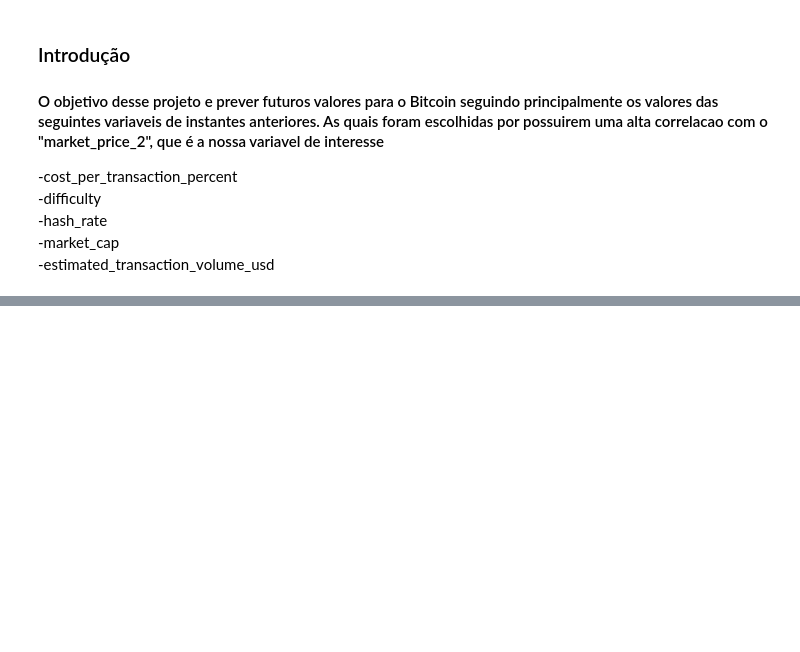
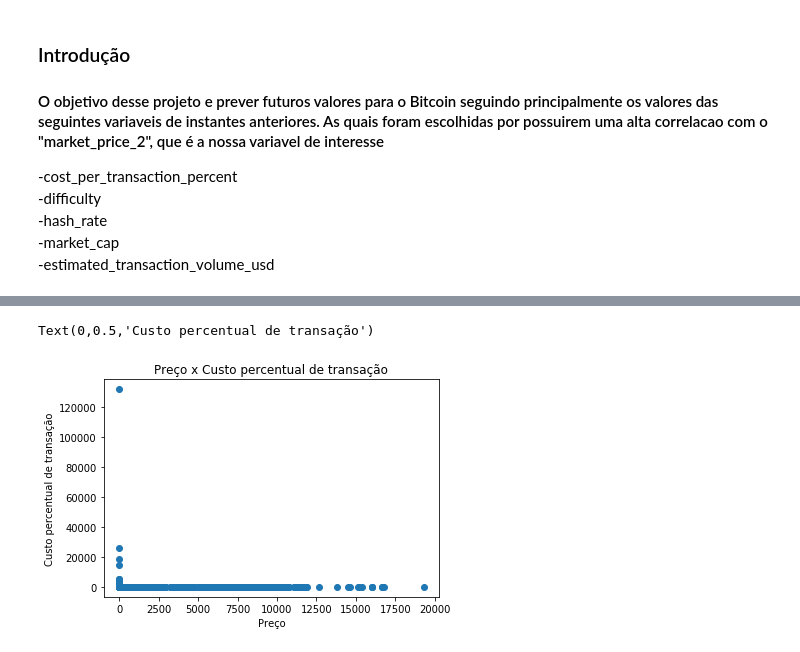
Before and after one commit to hthome1/Projeto_3_bitcoin, a Jupyter notebook: entrega_parcial.ipynb, the cells around one changed output, grey strips where cells are left out. Cells and saved outputs as stored; diff of their text form; code cells hidden in the pictures; blank space fills up the shorter version.

Commit message:
scatter

```diff
--- a/entrega_parcial.ipynb
+++ b/entrega_parcial.ipynb
@@ -63,0 +81,8 @@ correlation_heatmap(dfs, 'Correlação das variávies')
+# %%
+plt.scatter(dfs["market_price_2"],dfs["cost_per_transaction_percent"])
+plt.title('Preço x Custo percentual de transação')
+plt.xlabel('Preço')
+plt.ylabel('Custo percentual de transação')
+# %% [output]
+Text(0,0.5,'Custo percentual de transação')
+[figure, added]
```
Also changed, not shown: parts of 8 cells of this notebook.
